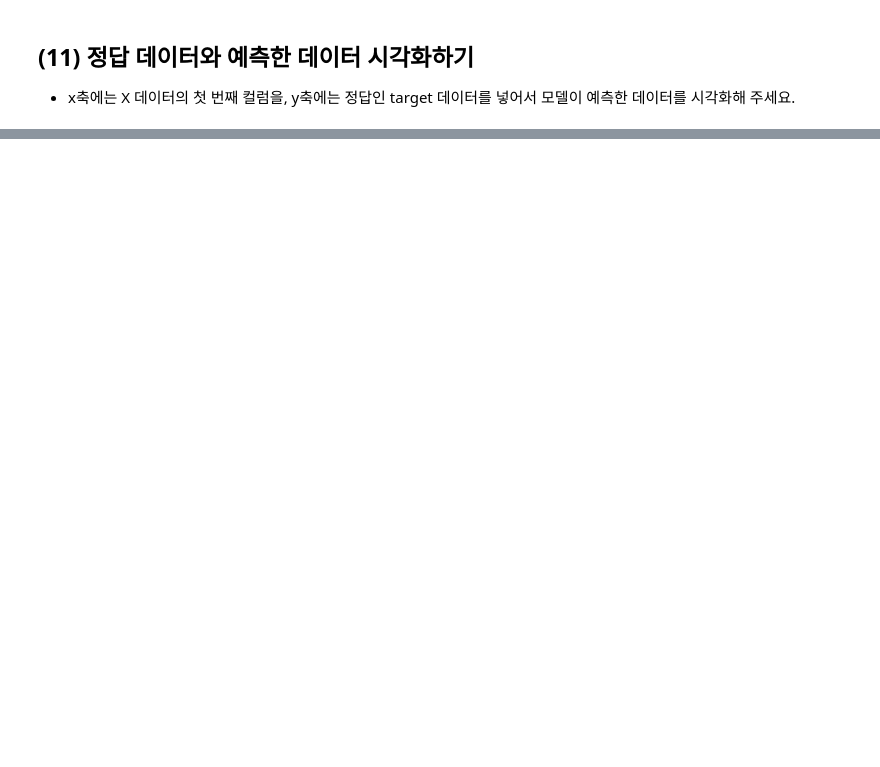
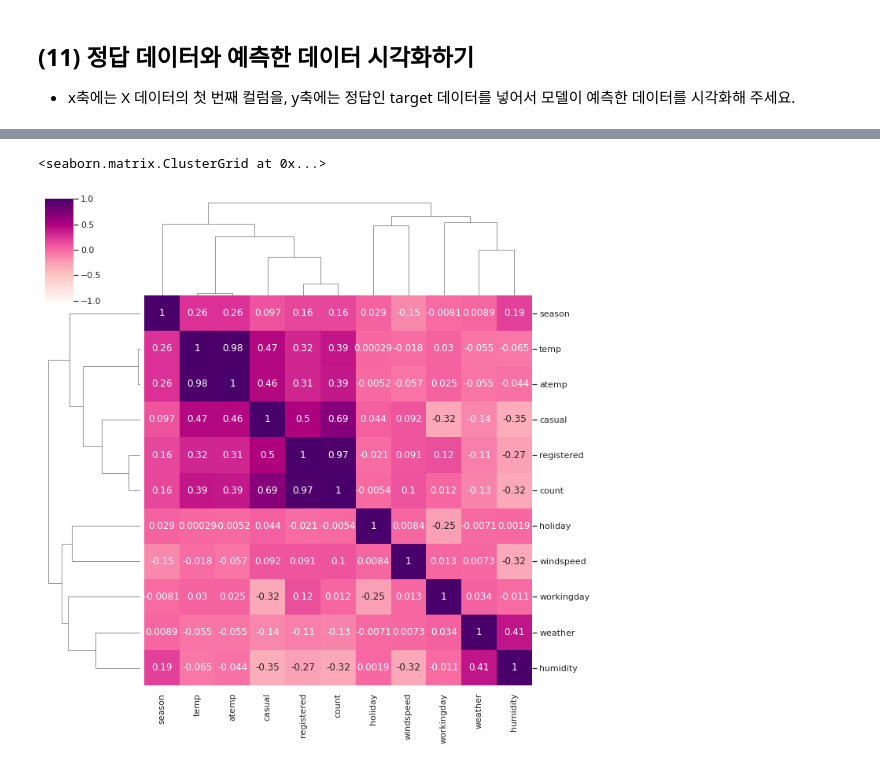
Before and after one commit to nanum9/AIFFEL_online2nd, a Jupyter notebook: [E-04]diabetes_bicycle.ipynb, the cells around one changed output, grey strips where cells are left out. Drawn from its saved outputs; the diff is of its cells as text; code cells hidden in the pictures; blank space fills up the shorter version.

```diff
--- a/[E-04]diabetes_bicycle.ipynb
+++ b/[E-04]diabetes_bicycle.ipynb
@@ -515,0 +538,3 @@ plt.show()
+# %%
+train = pd.read_csv('~/data/data/bike-sharing-demand/train.csv')
+test = pd.read_csv('~/data/data/bike-sharing-demand/test.csv')
@@ -515,0 +598,7 @@ plt.show()
+# %%
+# 히트맵으로 상관관계 파악
+rel = train.corr()
+sns.clustermap(rel, annot = True, cmap = 'RdPu', vmin = -1, vmax = 1)
+# %% [output]
+<seaborn.matrix.ClusterGrid at 0x...>
+[figure, added]
```
Also changed, not shown: parts of 45 cells of this notebook.
